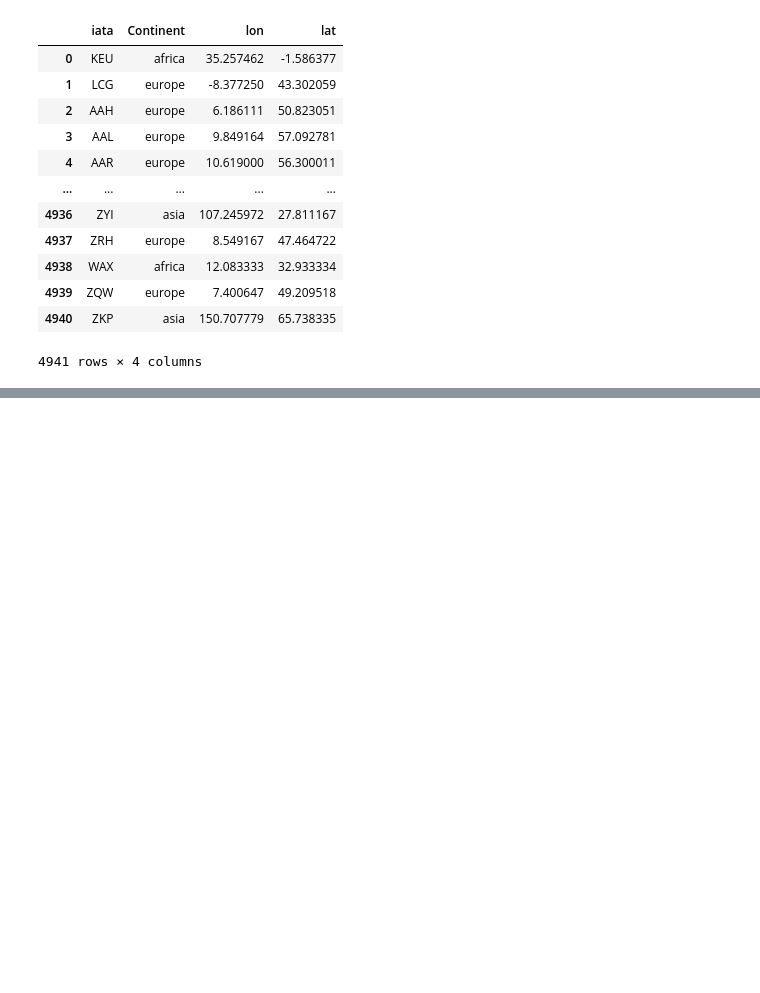
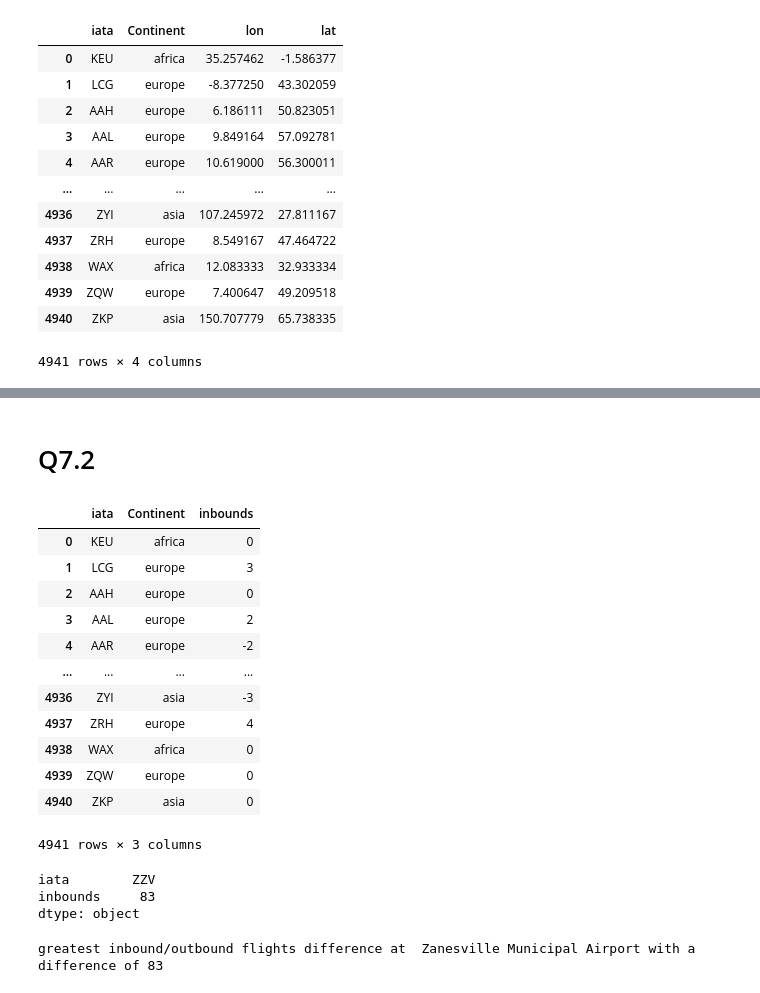
Before and after one commit to Alaiitoc/kata-python, a Jupyter notebook: ETL.ipynb, the cells around one changed output, grey strips where cells are left out. Drawn from its saved outputs; the diff is of its cells as text; code cells hidden in the pictures; blank space fills up the shorter version.

```diff
--- a/ETL.ipynb
+++ b/ETL.ipynb
@@ -327,0 +406,45 @@ NORTHATLANTIC :
+# %% [markdown]
+# Q7.2
+# %%
+df72 = pd.read_parquet("Flights.parquet",columns=["org_iata","dest_iata"])
+df_inbounds = pd.read_parquet("Airports.parquet",columns=["iata","Continent"])
+df_inbounds["inbounds"] = [0]*len(df_inbounds.index)
+
+for i in range(len(df72.index)):
+    flight = df72.iloc[i]
+    try :
+        df_inbounds.iat[df_inbounds[df_inbounds["iata"] == flight["org_iata"]]["inbounds"].index[0],2] -=1
+        df_inbounds.iat[df_inbounds[df_inbounds["iata"] == flight["dest_iata"]]["inbounds"].index[0],2] +=1
+    except :
+        pass
+# %%
+ind = df_inbounds[df_inbounds["iata"] == "LCG"]["inbounds"].index[0]
+df_inbounds.iat[ind,2] += 1
+# %%
+df_inbounds
+# %% [output]
+|  | iata | Continent | inbounds |
+| 0 | KEU | africa | 0 |
+| 1 | LCG | europe | 3 |
+| 2 | AAH | europe | 0 |
+| 3 | AAL | europe | 2 |
+| 4 | AAR | europe | -2 |
+| ... | ... | ... | ... |
+| 4936 | ZYI | asia | -3 |
+| 4937 | ZRH | europe | 4 |
+| 4938 | WAX | africa | 0 |
+| 4939 | ZQW | europe | 0 |
+| 4940 | ZKP | asia | 0 |
+4941 rows × 3 columns
+# %%
+df_inbounds["inbounds"] = df_inbounds["inbounds"].apply(lambda x: abs(x))
+df_inbounds.max()
+# %% [output]
+iata        ZZV
+inbounds     83
+dtype: object
+# %%
+print("greatest inbound/outbound flights difference at ", df_airports[df_airports["iata"] == df_inbounds["iata"].max()].iloc[0]["name"], end=" ")
+print("with a difference of", df_inbounds["inbounds"].max())
+# %% [output]
+greatest inbound/outbound flights difference at  Zanesville Municipal Airport with a difference of 83
```
Also changed, not shown: parts of 27 cells of this notebook, 5 other files.
